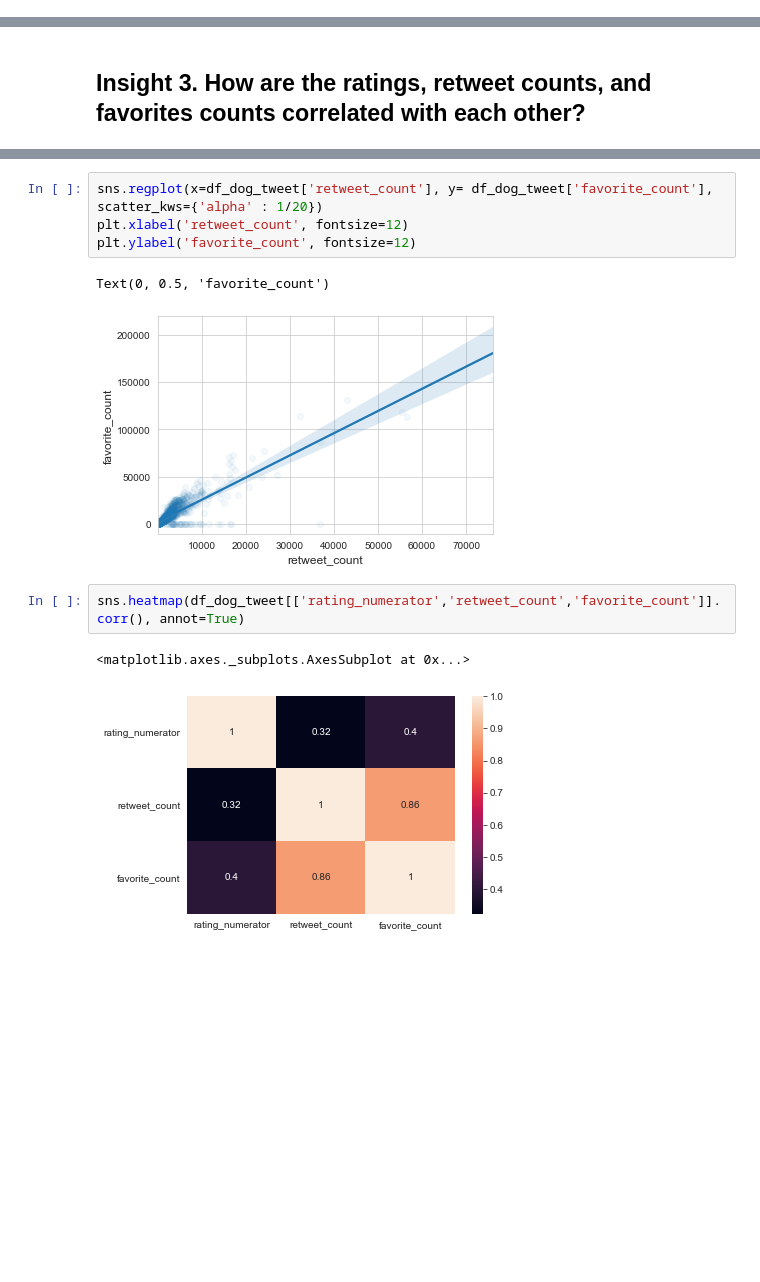
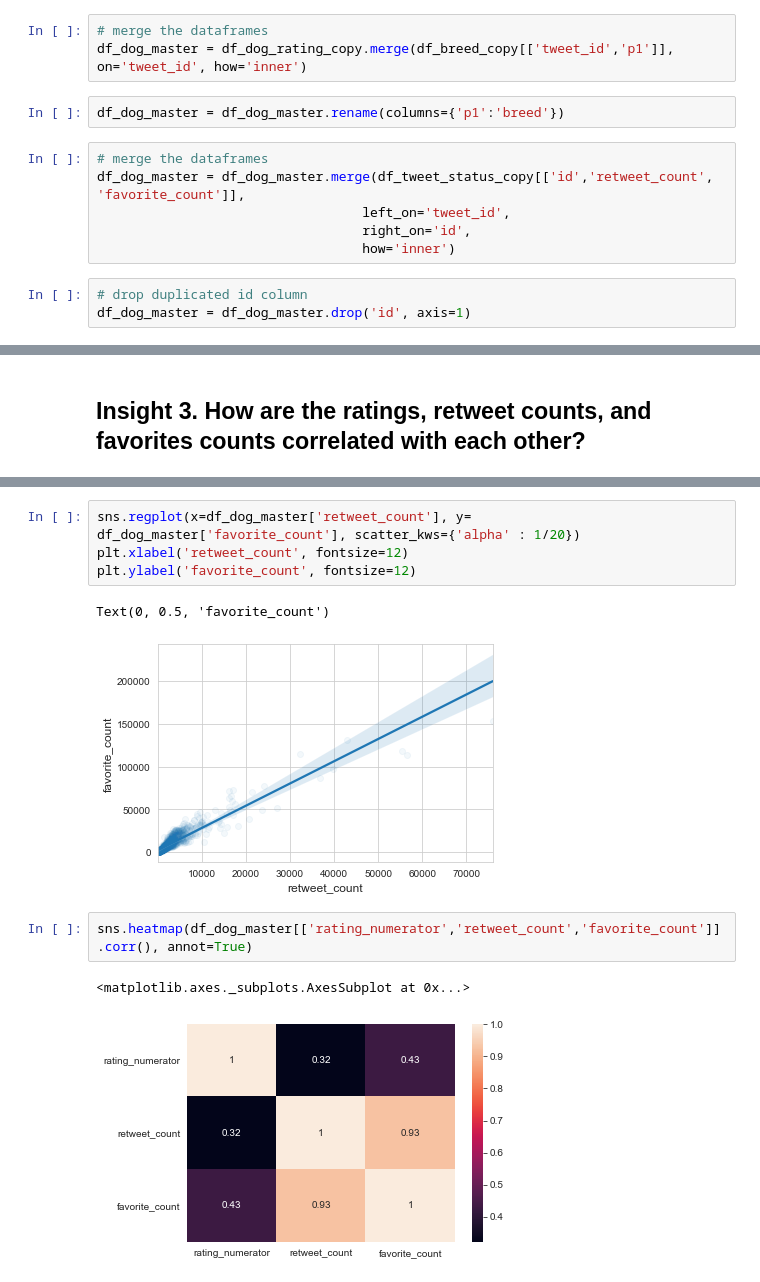
Before and after one commit to Aete/DAND_data_wrangling, a Jupyter notebook: wrangle_act.ipynb, the cells around one changed output, grey strips where cells are left out. Cells and saved outputs as stored; diff of their text form; blank space fills up the shorter version.

```diff
--- a/wrangle_act.ipynb
+++ b/wrangle_act.ipynb
@@ -572,0 +857,14 @@ df_dog_tweet = df_dog_tweet.drop('id', axis=1)
+# %%
+# merge the dataframes
+df_dog_master = df_dog_rating_copy.merge(df_breed_copy[['tweet_id','p1']], on='tweet_id', how='inner')
+# %%
+df_dog_master = df_dog_master.rename(columns={'p1':'breed'})
+# %%
+# merge the dataframes
+df_dog_master = df_dog_master.merge(df_tweet_status_copy[['id','retweet_count', 'favorite_count']],
+                                  left_on='tweet_id',
+                                  right_on='id',
+                                  how='inner')
+# %%
+# drop duplicated id column
+df_dog_master = df_dog_master.drop('id', axis=1)
@@ -731,12 +998,12 @@ Text(0, 0.5, 'favorite_count')
 # %%
-sns.regplot(x=df_dog_tweet['retweet_count'], y= df_dog_tweet['favorite_count'], scatter_kws={'alpha' : 1/20})
+sns.regplot(x=df_dog_master['retweet_count'], y= df_dog_master['favorite_count'], scatter_kws={'alpha' : 1/20})
 plt.xlabel('retweet_count', fontsize=12)
 plt.ylabel('favorite_count', fontsize=12)
 # %% [output]
 Text(0, 0.5, 'favorite_count')
-[figure, old version]
+[figure, new version]
 # %%
-sns.heatmap(df_dog_tweet[['rating_numerator','retweet_count','favorite_count']].corr(), annot=True)
+sns.heatmap(df_dog_master[['rating_numerator','retweet_count','favorite_count']].corr(), annot=True)
 # %% [output]
 <matplotlib.axes._subplots.AxesSubplot at 0x...>
-[figure, old version]
+[figure, new version]
```
Also changed, not shown: parts of 129 cells of this notebook, 3 other files.
